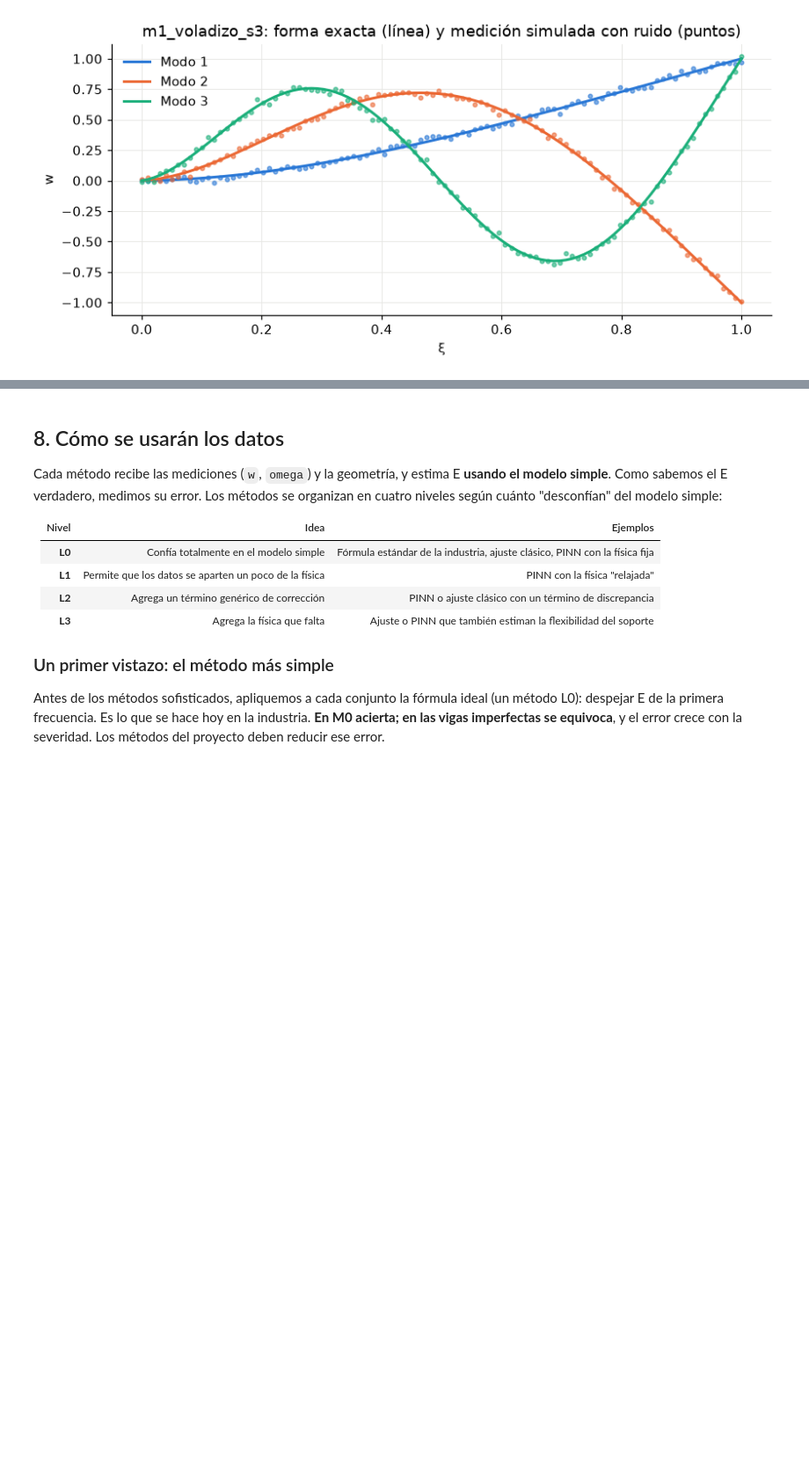
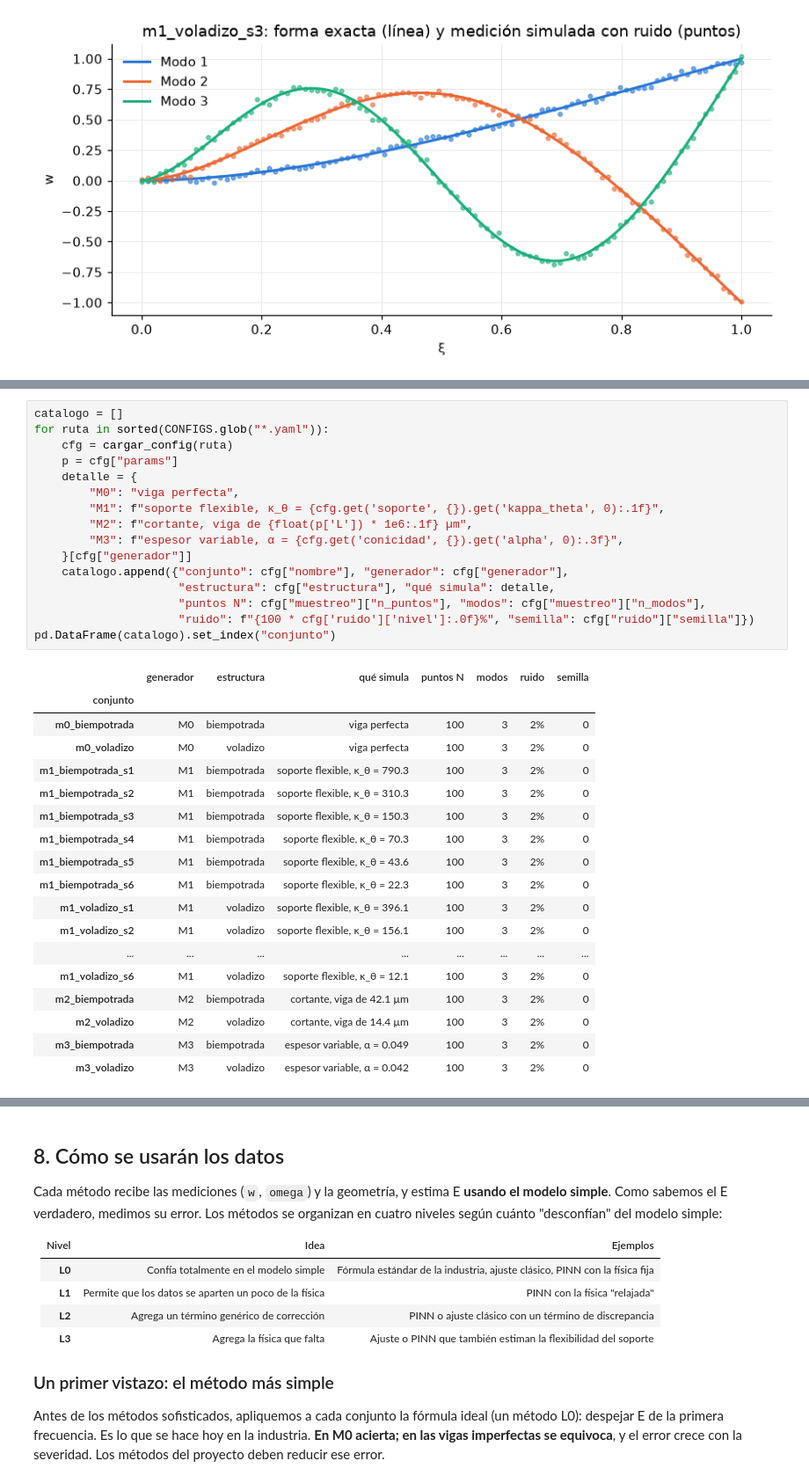
Before and after one commit to isabellaarangor/proyecto-integrador-team39-MNA, a Jupyter notebook: notebooks/01_datos_sinteticos.ipynb, the cells around one changed output, grey strips where cells are left out. Shown at 88% size. Drawn from its saved outputs; the diff is of its cells as text; blank space fills up the shorter version.

```diff
--- a/notebooks/01_datos_sinteticos.ipynb
+++ b/notebooks/01_datos_sinteticos.ipynb
@@ -442,0 +452,35 @@ El resultado se guarda en un archivo `.npz` (formato estándar de NumPy) que lee
+# %%
+catalogo = []
+for ruta in sorted(CONFIGS.glob("*.yaml")):
+    cfg = cargar_config(ruta)
+    p = cfg["params"]
+    detalle = {
+        "M0": "viga perfecta",
+        "M1": f"soporte flexible, κ_θ = {cfg.get('soporte', {}).get('kappa_theta', 0):.1f}",
+        "M2": f"cortante, viga de {float(p['L']) * 1e6:.1f} µm",
+        "M3": f"espesor variable, α = {cfg.get('conicidad', {}).get('alpha', 0):.3f}",
+    }[cfg["generador"]]
+    catalogo.append({"conjunto": cfg["nombre"], "generador": cfg["generador"],
+                     "estructura": cfg["estructura"], "qué simula": detalle,
+                     "puntos N": cfg["muestreo"]["n_puntos"], "modos": cfg["muestreo"]["n_modos"],
+                     "ruido": f"{100 * cfg['ruido']['nivel']:.0f}%", "semilla": cfg["ruido"]["semilla"]})
+pd.DataFrame(catalogo).set_index("conjunto")
+# %% [output]
+|  | generador | estructura | qué simula | puntos N | modos | ruido | semilla |
+| conjunto |  |  |  |  |  |  |  |
+| m0_biempotrada | M0 | biempotrada | viga perfecta | 100 | 3 | 2% | 0 |
+| m0_voladizo | M0 | voladizo | viga perfecta | 100 | 3 | 2% | 0 |
+| m1_biempotrada_s1 | M1 | biempotrada | soporte flexible, κ_θ = 790.3 | 100 | 3 | 2% | 0 |
+| m1_biempotrada_s2 | M1 | biempotrada | soporte flexible, κ_θ = 310.3 | 100 | 3 | 2% | 0 |
+| m1_biempotrada_s3 | M1 | biempotrada | soporte flexible, κ_θ = 150.3 | 100 | 3 | 2% | 0 |
+| m1_biempotrada_s4 | M1 | biempotrada | soporte flexible, κ_θ = 70.3 | 100 | 3 | 2% | 0 |
+| m1_biempotrada_s5 | M1 | biempotrada | soporte flexible, κ_θ = 43.6 | 100 | 3 | 2% | 0 |
+| m1_biempotrada_s6 | M1 | biempotrada | soporte flexible, κ_θ = 22.3 | 100 | 3 | 2% | 0 |
+| m1_voladizo_s1 | M1 | voladizo | soporte flexible, κ_θ = 396.1 | 100 | 3 | 2% | 0 |
+| m1_voladizo_s2 | M1 | voladizo | soporte flexible, κ_θ = 156.1 | 100 | 3 | 2% | 0 |
+| ... | ... | ... | ... | ... | ... | ... | ... |
+| m1_voladizo_s6 | M1 | voladizo | soporte flexible, κ_θ = 12.1 | 100 | 3 | 2% | 0 |
+| m2_biempotrada | M2 | biempotrada | cortante, viga de 42.1 µm | 100 | 3 | 2% | 0 |
+| m2_voladizo | M2 | voladizo | cortante, viga de 14.4 µm | 100 | 3 | 2% | 0 |
+| m3_biempotrada | M3 | biempotrada | espesor variable, α = 0.049 | 100 | 3 | 2% | 0 |
+| m3_voladizo | M3 | voladizo | espesor variable, α = 0.042 | 100 | 3 | 2% | 0 |
```
Also changed, not shown: parts of 4 cells of this notebook, 1 other file.
